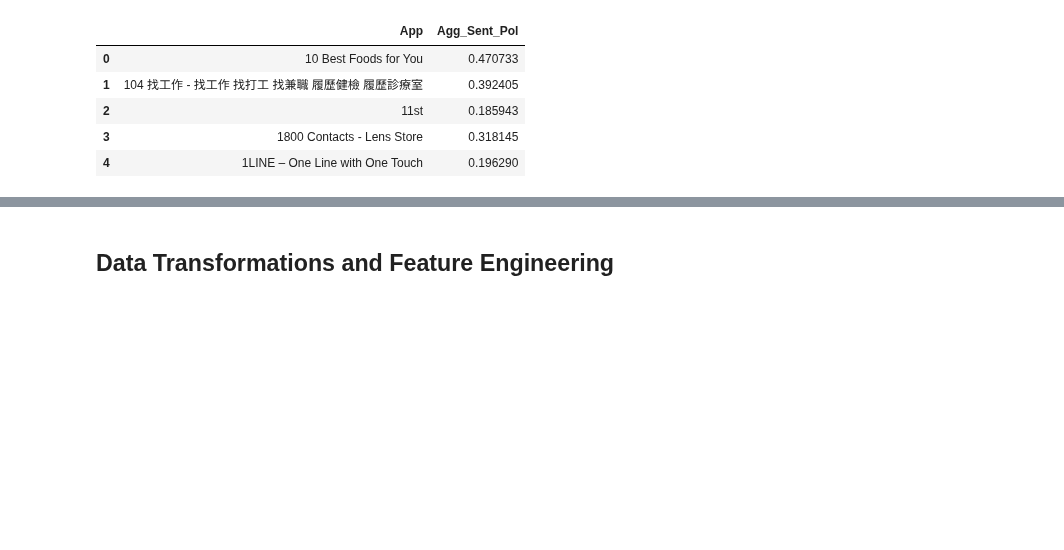
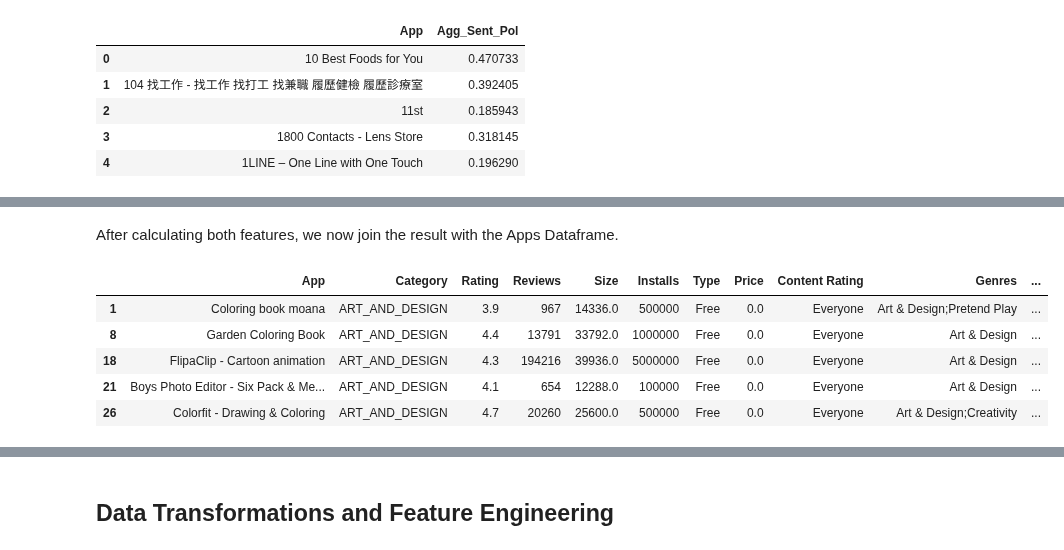
Before and after one commit to Logician724/play-store-analysis, a Jupyter notebook: notebook.ipynb, the cells around one changed output, grey strips where cells are left out. Cells and saved outputs as stored; diff of their text form; code cells hidden in the pictures; blank space fills up the shorter version.

```diff
--- a/notebook.ipynb
+++ b/notebook.ipynb
@@ -1166,0 +1180,15 @@ new_features_df.head()
+# %% [markdown]
+After calculating both features, we now join the result with the Apps Dataframe.
+# %%
+tmp = apps_df.copy()
+tmp.drop_duplicates(subset='App', inplace=True)
+
+new_app_df = tmp.join(new_features_df.set_index('App'), on='App', how='inner')
+new_app_df.head()
+# %% [output]
+|  | App | Category | Rating | Reviews | Size | Installs | Type | Price | Content Rating | Genres | ... |
+| 1 | Coloring book moana | ART_AND_DESIGN | 3.9 | 967 | 14336.0 | 500000 | Free | 0.0 | Everyone | Art & Design;Pretend Play | ... |
+| 8 | Garden Coloring Book | ART_AND_DESIGN | 4.4 | 13791 | 33792.0 | 1000000 | Free | 0.0 | Everyone | Art & Design | ... |
+| 18 | FlipaClip - Cartoon animation | ART_AND_DESIGN | 4.3 | 194216 | 39936.0 | 5000000 | Free | 0.0 | Everyone | Art & Design | ... |
+| 21 | Boys Photo Editor - Six Pack & Me... | ART_AND_DESIGN | 4.1 | 654 | 12288.0 | 100000 | Free | 0.0 | Everyone | Art & Design | ... |
+| 26 | Colorfit - Drawing & Coloring | ART_AND_DESIGN | 4.7 | 20260 | 25600.0 | 500000 | Free | 0.0 | Everyone | Art & Design;Creativity | ... |
```
Also changed, not shown: parts of 10 cells of this notebook.
